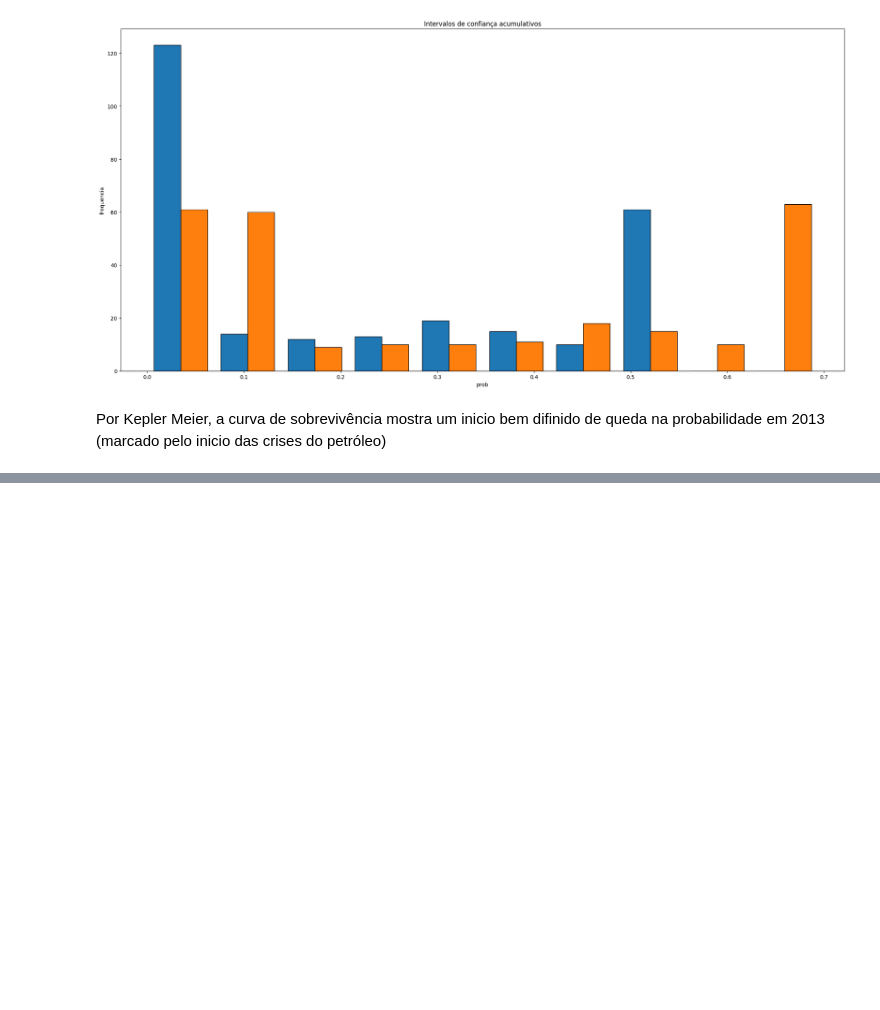
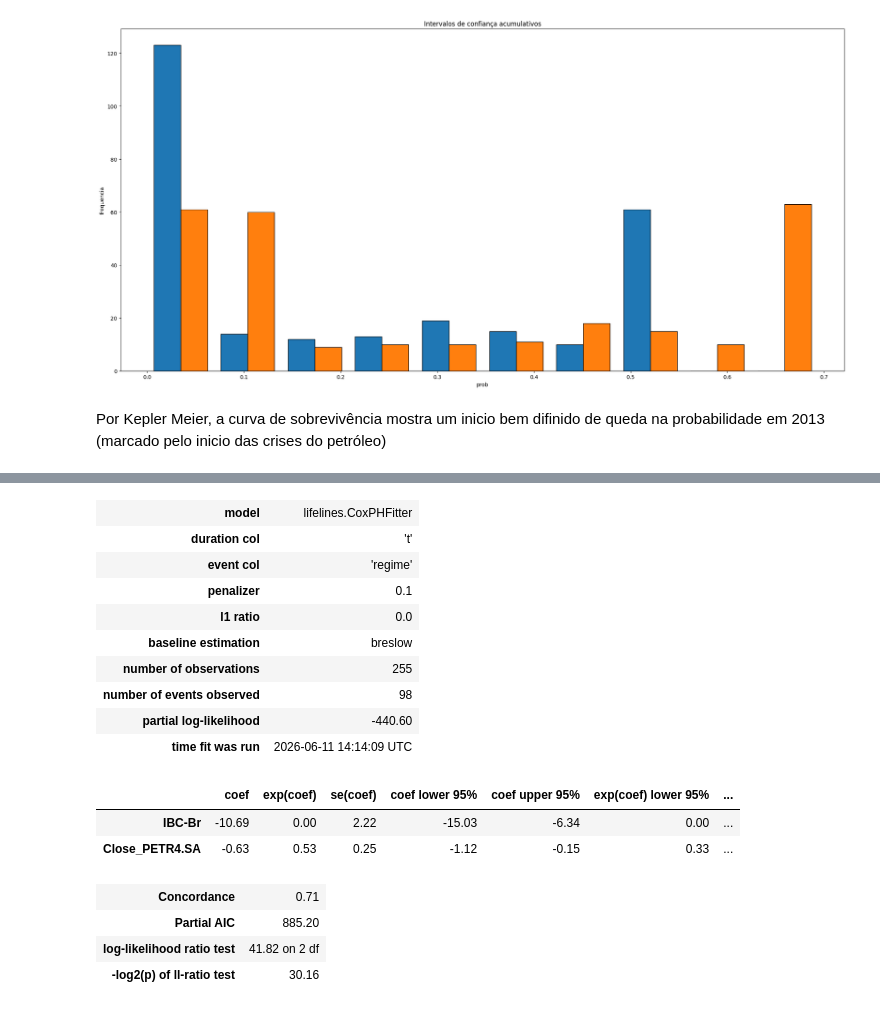
Before and after one commit to WesleySouza13/oil-price-shock-analysis, a Jupyter notebook: notebooks/03_survival_analysis.ipynb, the cells around one changed output, grey strips where cells are left out. Saved outputs shown, nothing was run; the diff lists cells and outputs as text; code cells hidden in the pictures; blank space fills up the shorter version.

```diff
--- a/notebooks/03_survival_analysis.ipynb
+++ b/notebooks/03_survival_analysis.ipynb
@@ -105,0 +172,20 @@ data.to_csv(data_path)
+# %%
+coxmodel.print_summary()
+# %% [output]
+| model | lifelines.CoxPHFitter |
+| duration col | 't' |
+| event col | 'regime' |
+| penalizer | 0.1 |
+| l1 ratio | 0.0 |
+| baseline estimation | breslow |
+| number of observations | 255 |
+| number of events observed | 98 |
+| partial log-likelihood | -440.60 |
+| time fit was run | 2026-06-11 14:14:09 UTC |
+|  | coef | exp(coef) | se(coef) | coef lower 95% | coef upper 95% | exp(coef) lower 95% | ... |
+| IBC-Br | -10.69 | 0.00 | 2.22 | -15.03 | -6.34 | 0.00 | ... |
+| Close_PETR4.SA | -0.63 | 0.53 | 0.25 | -1.12 | -0.15 | 0.33 | ... |
+| Concordance | 0.71 |
+| Partial AIC | 885.20 |
+| log-likelihood ratio test | 41.82 on 2 df |
+| -log2(p) of ll-ratio test | 30.16 |
```
Also changed, not shown: parts of 10 cells of this notebook.
